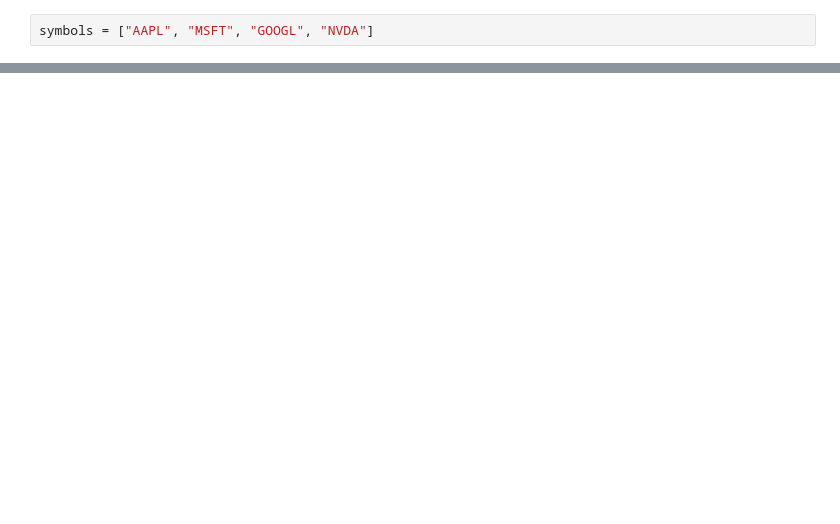
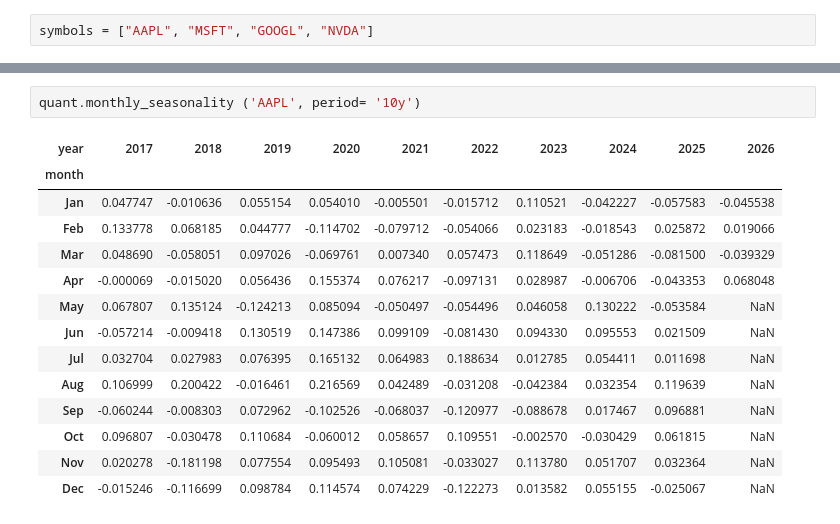
Before and after one commit to pjseoane/yAPI3, a Jupyter notebook: notebooks/2. Quant Analytics Test.ipynb, the cells around one changed output, grey strips where cells are left out. Drawn from its saved outputs; the diff is of its cells as text; blank space fills up the shorter version.

```diff
--- a/notebooks/2. Quant Analytics Test.ipynb
+++ b/notebooks/2. Quant Analytics Test.ipynb
@@ -14,0 +337,17 @@ symbols = ["AAPL", "MSFT", "GOOGL", "NVDA"]
+# %%
+quant.monthly_seasonality ('AAPL', period= '10y')
+# %% [output]
+| year | 2017 | 2018 | 2019 | 2020 | 2021 | 2022 | 2023 | 2024 | 2025 | 2026 |
+| month |  |  |  |  |  |  |  |  |  |  |
+| Jan | 0.047747 | -0.010636 | 0.055154 | 0.054010 | -0.005501 | -0.015712 | 0.110521 | -0.042227 | -0.057583 | -0.045538 |
+| Feb | 0.133778 | 0.068185 | 0.044777 | -0.114702 | -0.079712 | -0.054066 | 0.023183 | -0.018543 | 0.025872 | 0.019066 |
+| Mar | 0.048690 | -0.058051 | 0.097026 | -0.069761 | 0.007340 | 0.057473 | 0.118649 | -0.051286 | -0.081500 | -0.039329 |
+| Apr | -0.000069 | -0.015020 | 0.056436 | 0.155374 | 0.076217 | -0.097131 | 0.028987 | -0.006706 | -0.043353 | 0.068048 |
+| May | 0.067807 | 0.135124 | -0.124213 | 0.085094 | -0.050497 | -0.054496 | 0.046058 | 0.130222 | -0.053584 | NaN |
+| Jun | -0.057214 | -0.009418 | 0.130519 | 0.147386 | 0.099109 | -0.081430 | 0.094330 | 0.095553 | 0.021509 | NaN |
+| Jul | 0.032704 | 0.027983 | 0.076395 | 0.165132 | 0.064983 | 0.188634 | 0.012785 | 0.054411 | 0.011698 | NaN |
+| Aug | 0.106999 | 0.200422 | -0.016461 | 0.216569 | 0.042489 | -0.031208 | -0.042384 | 0.032354 | 0.119639 | NaN |
+| Sep | -0.060244 | -0.008303 | 0.072962 | -0.102526 | -0.068037 | -0.120977 | -0.088678 | 0.017467 | 0.096881 | NaN |
+| Oct | 0.096807 | -0.030478 | 0.110684 | -0.060012 | 0.058657 | 0.109551 | -0.002570 | -0.030429 | 0.061815 | NaN |
+| Nov | 0.020278 | -0.181198 | 0.077554 | 0.095493 | 0.105081 | -0.033027 | 0.113780 | 0.051707 | 0.032364 | NaN |
+| Dec | -0.015246 | -0.116699 | 0.098784 | 0.114574 | 0.074229 | -0.122273 | 0.013582 | 0.055155 | -0.025067 | NaN |
```
Also changed, not shown: parts of 59 cells of this notebook, 7 other files.
